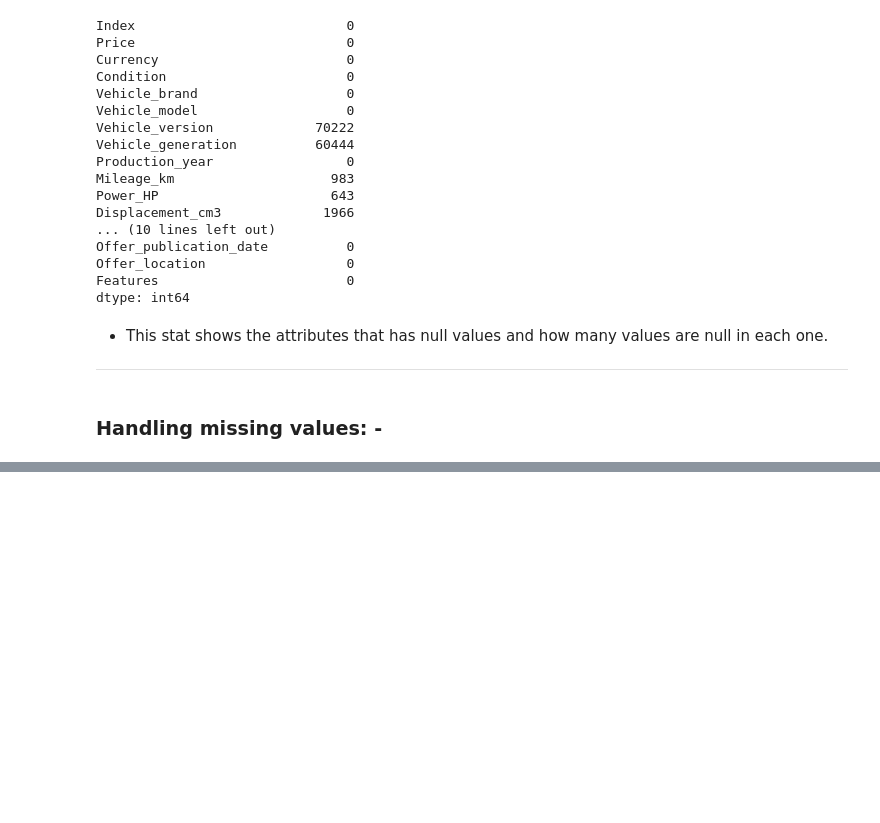
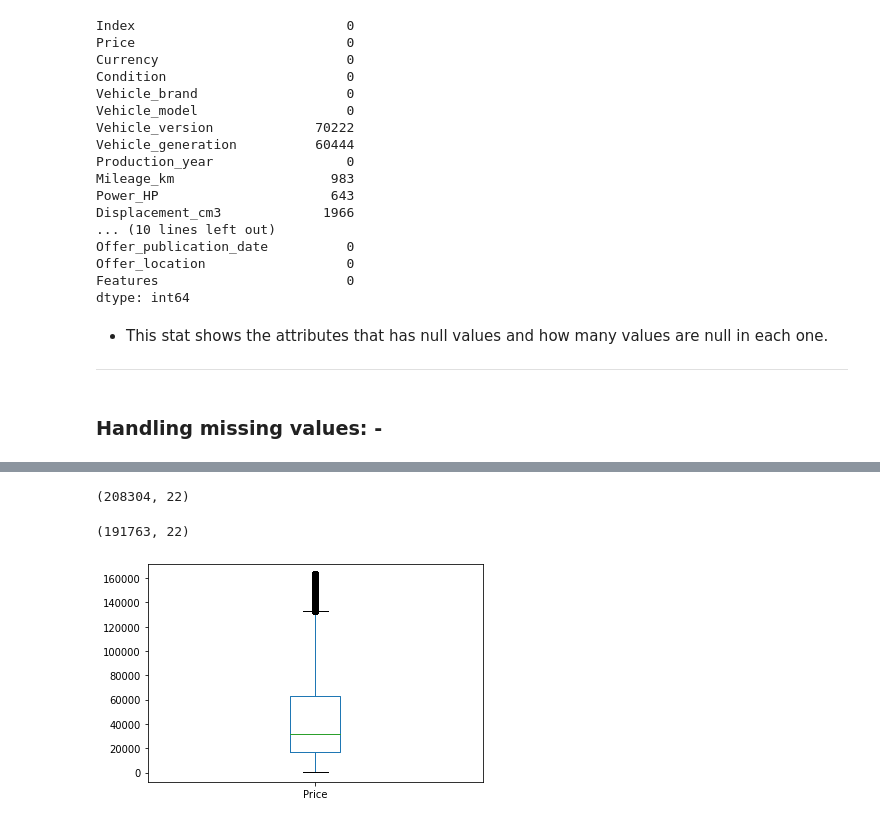
Before and after one commit to omarabdullah107/Data_Engineering_project, a Jupyter notebook: DE_Project.ipynb, the cells around one changed output, grey strips where cells are left out. Cells and saved outputs as stored; diff of their text form; code cells hidden in the pictures; blank space fills up the shorter version.

```diff
--- a/DE_Project.ipynb
+++ b/DE_Project.ipynb
@@ -161,0 +864,19 @@ dtype: int64
+# %%
+#removing outliers
+
+def outliers(df,ft):
+    Q1 = df[ft].quantile(0.25)
+    Q3 = df[ft].quantile(0.75)
+    IQR = Q3 - Q1
+
+    lower_bound = Q1 - 1.5 * IQR
+    upper_bound = Q3 + 1.5 * IQR
+
+    ls = df.index[ (df[ft] < lower_bound) | (df[ft] > upper_bound)]
+
+    return ls
+# %%
+index_list = []
+for price in ['Price']:
+    index_list.extend(outliers(car_data_new,price))
+index_list
@@ -161,0 +901,19 @@ dtype: int64
+# %%
+car_data_new.shape
+# %% [output]
+(208304, 22)
+# %%
+def remove(df,ls):
+    ls = sorted(set(ls))
+    df = df.drop(ls)
+    return df
+# %%
+car_data_new = remove(car_data_new,index_list)
+# %%
+car_data_new.shape
+# %% [output]
+(191763, 22)
+# %%
+plot_boxplot(car_data_new,'Price')
+# %% [output]
+[figure, added]
```
Also changed, not shown: parts of 118 cells of this notebook.
